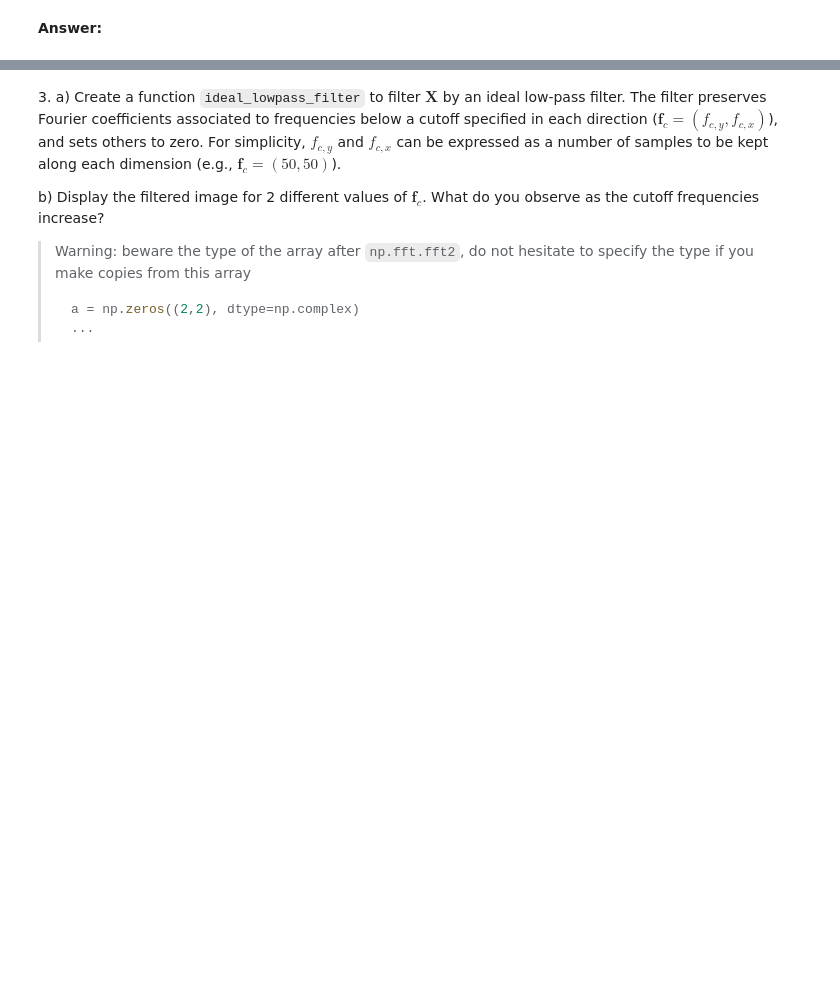
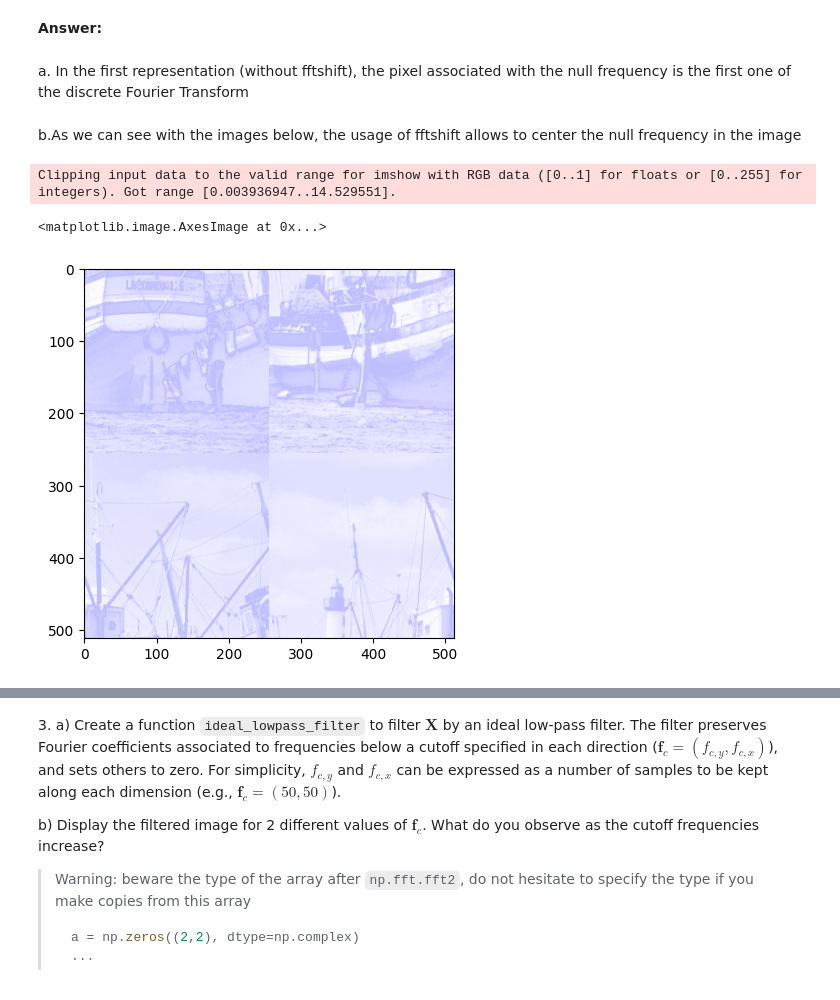
Before and after one commit to marcaIL/python_sdia, a Jupyter notebook: Labs/Lab3/lab3.ipynb, the cells around one changed output, grey strips where cells are left out. Saved outputs shown, nothing was run; the diff lists cells and outputs as text; code cells hidden in the pictures; blank space fills up the shorter version.

```diff
--- a/Labs/Lab3/lab3.ipynb
+++ b/Labs/Lab3/lab3.ipynb
@@ -227,0 +234,17 @@ b) Take a look at the documentation of `np.fft.fftshift`. Use it to ensure that
+# %%
+# your code
+def module_F(X):
+    F=np.fft.fft(X)
+    F_centered=np.fft.fftshift(F)
+    return (np.abs(F_centered))**2
+# %% [markdown]
+a. In the first representation (without fftshift), the pixel associated with the null frequency is the first one of the discrete Fourier Transform
+# %% [markdown]
+b.As we can see with the images below, the usage of fftshift allows to center the null frequency in the image
+# %%
+result =module_F(img)
+plt.imshow(result)
+# %% [output]
+Clipping input data to the valid range for imshow with RGB data ([0..1] for floats or [0..255] for integers). Got range [0.003936947..14.529551].
+<matplotlib.image.AxesImage at 0x...>
+[figure, added]
```
Also changed, not shown: parts of 4 cells of this notebook.
